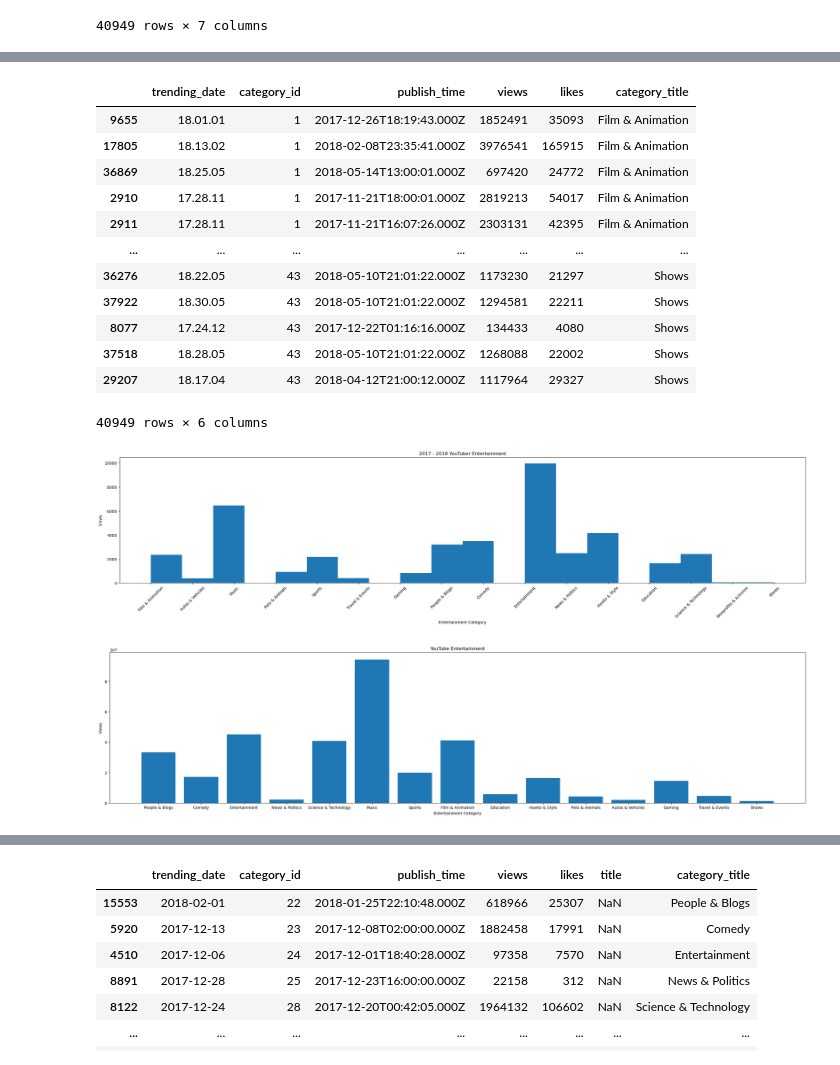
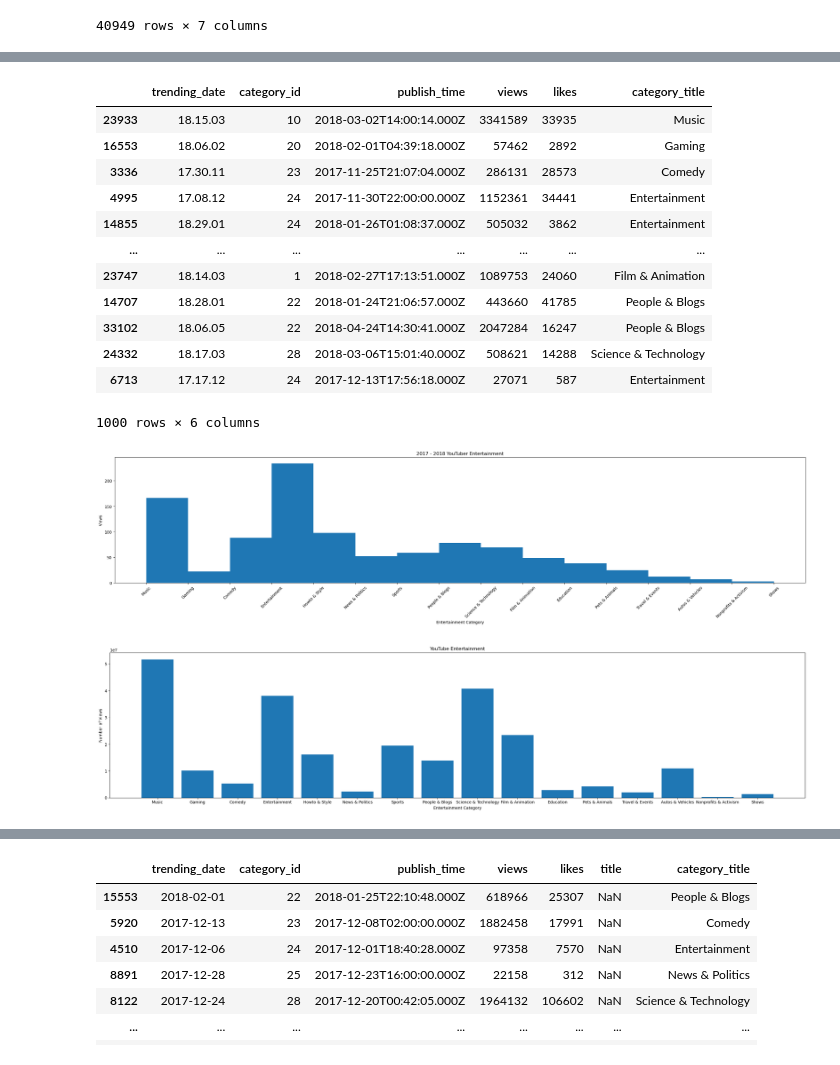
Before and after one commit to DarGo17/youtube, a Jupyter notebook: YouTube Assignmnet.ipynb, the cells around one changed output, grey strips where cells are left out. Cells and saved outputs as stored; diff of their text form; code cells hidden in the pictures.

```diff
--- a/YouTube Assignmnet.ipynb
+++ b/YouTube Assignmnet.ipynb
@@ -179,22 +194,22 @@ smaller_df = sorted_df.sample(1000)
 # %%
-sorted_df.drop(["title"], axis =1)
+smaller_df.drop(["title"], axis =1)
 # %% [output]
 |  | trending_date | category_id | publish_time | views | likes | category_title |
-| 9655 | 18.01.01 | 1 | 2017-12-26T18:19:43.000Z | 1852491 | 35093 | Film & Animation |
-| 17805 | 18.13.02 | 1 | 2018-02-08T23:35:41.000Z | 3976541 | 165915 | Film & Animation |
-| 36869 | 18.25.05 | 1 | 2018-05-14T13:00:01.000Z | 697420 | 24772 | Film & Animation |
-| 2910 | 17.28.11 | 1 | 2017-11-21T18:00:01.000Z | 2819213 | 54017 | Film & Animation |
-| 2911 | 17.28.11 | 1 | 2017-11-21T16:07:26.000Z | 2303131 | 42395 | Film & Animation |
+| 23933 | 18.15.03 | 10 | 2018-03-02T14:00:14.000Z | 3341589 | 33935 | Music |
+| 16553 | 18.06.02 | 20 | 2018-02-01T04:39:18.000Z | 57462 | 2892 | Gaming |
+| 3336 | 17.30.11 | 23 | 2017-11-25T21:07:04.000Z | 286131 | 28573 | Comedy |
+| 4995 | 17.08.12 | 24 | 2017-11-30T22:00:00.000Z | 1152361 | 34441 | Entertainment |
+| 14855 | 18.29.01 | 24 | 2018-01-26T01:08:37.000Z | 505032 | 3862 | Entertainment |
 | ... | ... | ... | ... | ... | ... | ... |
-| 36276 | 18.22.05 | 43 | 2018-05-10T21:01:22.000Z | 1173230 | 21297 | Shows |
-| 37922 | 18.30.05 | 43 | 2018-05-10T21:01:22.000Z | 1294581 | 22211 | Shows |
-| 8077 | 17.24.12 | 43 | 2017-12-22T01:16:16.000Z | 134433 | 4080 | Shows |
-| 37518 | 18.28.05 | 43 | 2018-05-10T21:01:22.000Z | 1268088 | 22002 | Shows |
-| 29207 | 18.17.04 | 43 | 2018-04-12T21:00:12.000Z | 1117964 | 29327 | Shows |
+| 23747 | 18.14.03 | 1 | 2018-02-27T17:13:51.000Z | 1089753 | 24060 | Film & Animation |
+| 14707 | 18.28.01 | 22 | 2018-01-24T21:06:57.000Z | 443660 | 41785 | People & Blogs |
+| 33102 | 18.06.05 | 22 | 2018-04-24T14:30:41.000Z | 2047284 | 16247 | People & Blogs |
+| 24332 | 18.17.03 | 28 | 2018-03-06T15:01:40.000Z | 508621 | 14288 | Science & Technology |
+| 6713 | 17.17.12 | 24 | 2017-12-13T17:56:18.000Z | 27071 | 587 | Entertainment |
-40949 rows × 6 columns
+1000 rows × 6 columns
 # %%
 fig, ax = plt.subplots(figsize=(25,6))
-ax.hist(sorted_df["category_title"], bins=20)
+ax.hist(smaller_df["category_title"], bins=15)
 ax.set_xticklabels(ax.get_xticklabels(), rotation = 45)
 plt.tight_layout()
 
@@ -205,14 +220,15 @@ ax.set_title("2017 - 2018 YouTuber Entertainment")
 
 plt.show()
 # %% [output]
-[figure, old version]
+[figure, new version]
 # %%
 fig, ax = plt.subplots(figsize=(25,6))
 ax.bar(smaller_df["category_title"], smaller_df["views"])
 plt.tight_layout()
 ax.set_xlabel("Entertainment Category")
-ax.set_ylabel("Views")
+ax.set_ylabel("Number of Views")
 ax.set_title("YouTube Entertainment")
+plt.tight_layout()
 plt.show()
 # %% [output]
-[figure, old version]
+[figure, new version]
```
Also changed, not shown: parts of 2 cells of this notebook.
